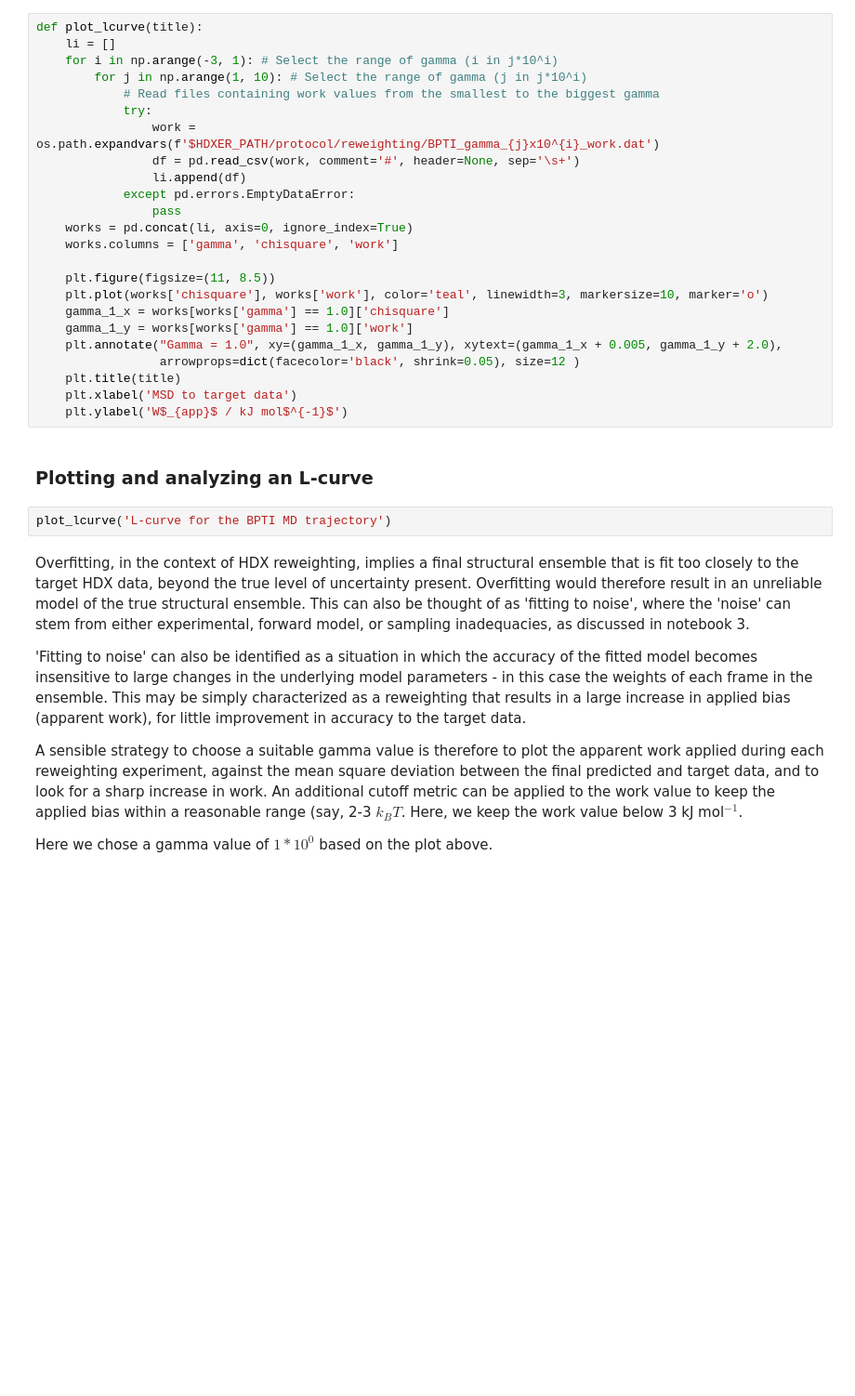
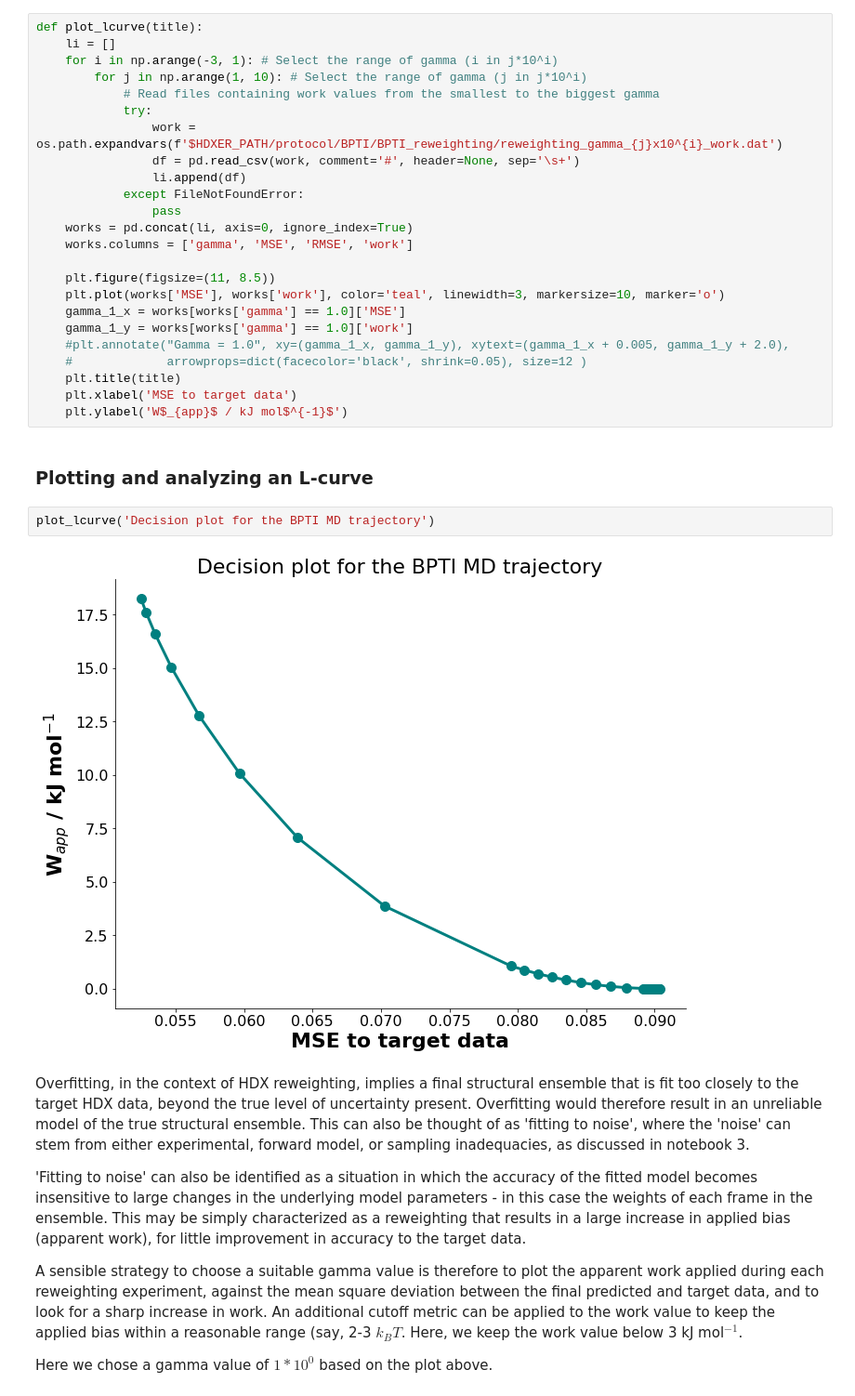
Before and after one commit to Lucy-Forrest-Lab/HDXer, a Jupyter notebook: protocol/notebooks/04_decision_plot.ipynb, the cells around one changed output. Shown at 93% size. Saved outputs shown, nothing was run; the diff lists cells and outputs as text; blank space fills up the shorter version.

```diff
--- a/protocol/notebooks/04_decision_plot.ipynb
+++ b/protocol/notebooks/04_decision_plot.ipynb
@@ -30,27 +30,29 @@ def plot_lcurve(title):
         for j in np.arange(1, 10): # Select the range of gamma (j in j*10^i)
             # Read files containing work values from the smallest to the biggest gamma
             try:
-                work = os.path.expandvars(f'$HDXER_PATH/protocol/reweighting/BPTI_gamma_{j}x10^{i}_work.dat')
+                work = os.path.expandvars(f'$HDXER_PATH/protocol/BPTI/BPTI_reweighting/reweighting_gamma_{j}x10^{i}_work.dat')
                 df = pd.read_csv(work, comment='#', header=None, sep='\s+')
                 li.append(df)
-            except pd.errors.EmptyDataError:
+            except FileNotFoundError:
                 pass
     works = pd.concat(li, axis=0, ignore_index=True)
-    works.columns = ['gamma', 'chisquare', 'work']
+    works.columns = ['gamma', 'MSE', 'RMSE', 'work']
 
     plt.figure(figsize=(11, 8.5))
-    plt.plot(works['chisquare'], works['work'], color='teal', linewidth=3, markersize=10, marker='o')
-    gamma_1_x = works[works['gamma'] == 1.0]['chisquare']
+    plt.plot(works['MSE'], works['work'], color='teal', linewidth=3, markersize=10, marker='o')
+    gamma_1_x = works[works['gamma'] == 1.0]['MSE']
     gamma_1_y = works[works['gamma'] == 1.0]['work']
-    plt.annotate("Gamma = 1.0", xy=(gamma_1_x, gamma_1_y), xytext=(gamma_1_x + 0.005, gamma_1_y + 2.0),
-                 arrowprops=dict(facecolor='black', shrink=0.05), size=12 )
+    #plt.annotate("Gamma = 1.0", xy=(gamma_1_x, gamma_1_y), xytext=(gamma_1_x + 0.005, gamma_1_y + 2.0),
+    #             arrowprops=dict(facecolor='black', shrink=0.05), size=12 )
     plt.title(title)
-    plt.xlabel('MSD to target data')
+    plt.xlabel('MSE to target data')
     plt.ylabel('W$_{app}$ / kJ mol$^{-1}$')
 # %% [markdown]
 ### **Plotting and analyzing an L-curve**
 # %%
-plot_lcurve('L-curve for the BPTI MD trajectory')
+plot_lcurve('Decision plot for the BPTI MD trajectory')
+# %% [output]
+[figure, added]
 # %% [markdown]
 Overfitting, in the context of HDX reweighting, implies a final structural ensemble that is fit too closely to the target HDX data, beyond the true level of uncertainty present. Overfitting would therefore result in an unreliable model of the true structural ensemble. This can also be thought of as 'fitting to noise', where the 'noise' can stem from either experimental, forward model, or sampling inadequacies, as discussed in notebook 3.
 
```
Also changed, not shown: parts of 1 cell of this notebook, 3 other files.
